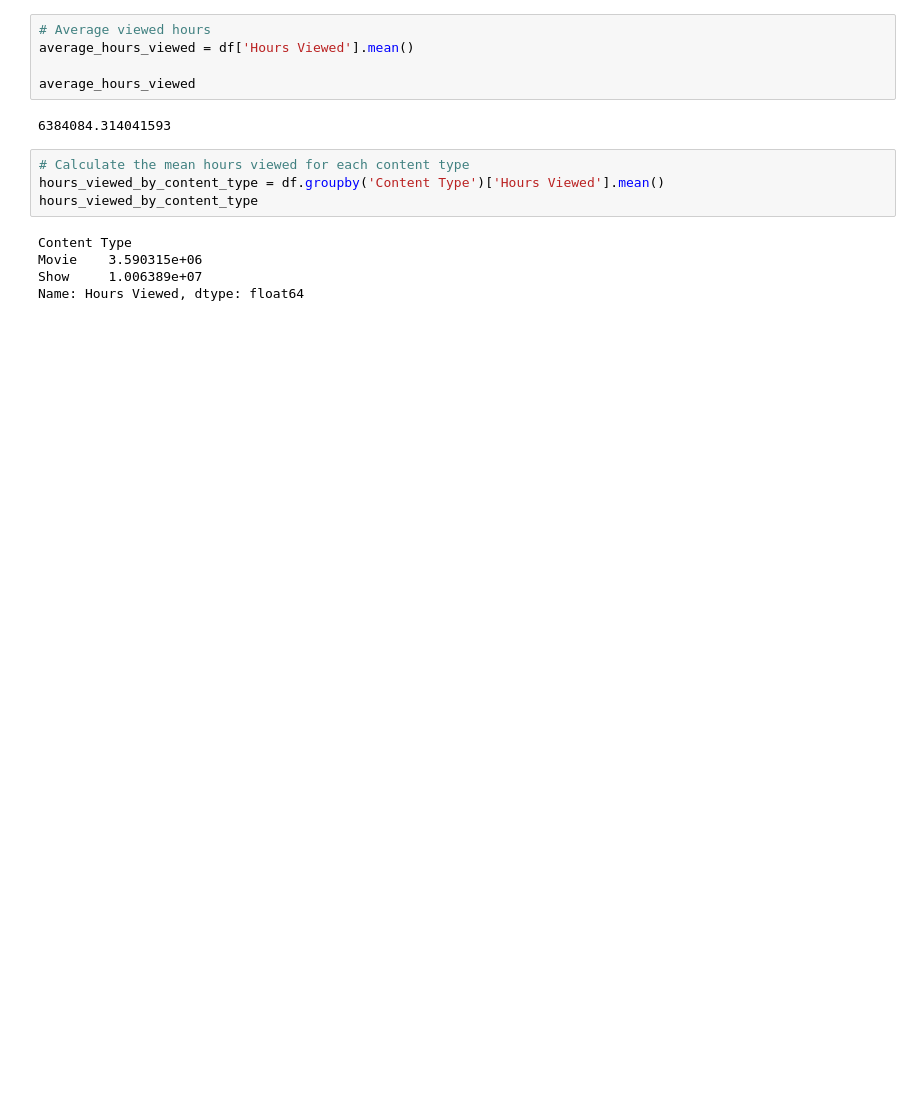
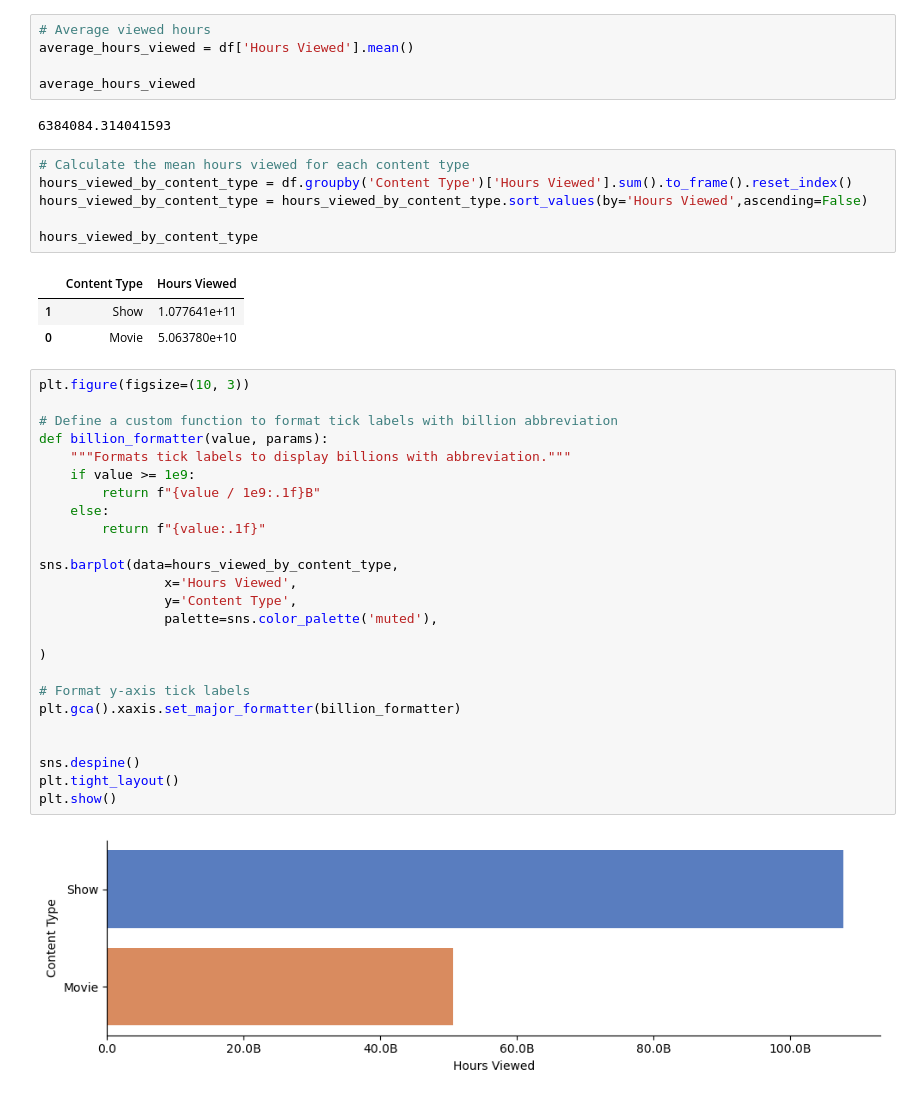
Before and after one commit to modyreturn/Netflix-Analysis, a Jupyter notebook: 3_Hours_Viewed_Analysis.ipynb, the cells around one changed output. Saved outputs shown, nothing was run; the diff lists cells and outputs as text; blank space fills up the shorter version.

Commit message:
3_Hours_Viewed_Analysis

```diff
--- a/3_Hours_Viewed_Analysis.ipynb
+++ b/3_Hours_Viewed_Analysis.ipynb
@@ -111,12 +111,40 @@ average_hours_viewed
 6384084.314041593
 # %%
 # Calculate the mean hours viewed for each content type
-hours_viewed_by_content_type = df.groupby('Content Type')['Hours Viewed'].mean()
+hours_viewed_by_content_type = df.groupby('Content Type')['Hours Viewed'].sum().to_frame().reset_index()
+hours_viewed_by_content_type = hours_viewed_by_content_type.sort_values(by='Hours Viewed',ascending=False)
+
 hours_viewed_by_content_type
 # %% [output]
-Content Type
-Movie    3.590315e+06
-Show     1.006389e+07
-Name: Hours Viewed, dtype: float64
+|  | Content Type | Hours Viewed |
+| 1 | Show | 1.077641e+11 |
+| 0 | Movie | 5.063780e+10 |
+# %%
+plt.figure(figsize=(10, 3))
+
+# Define a custom function to format tick labels with billion abbreviation
+def billion_formatter(value, params):
+    """Formats tick labels to display billions with abbreviation."""
+    if value >= 1e9:
+        return f"{value / 1e9:.1f}B"
+    else:
+        return f"{value:.1f}"
+
+sns.barplot(data=hours_viewed_by_content_type,
+                x='Hours Viewed',
+                y='Content Type',
+                palette=sns.color_palette('muted'),
+
+)
+
+# Format y-axis tick labels
+plt.gca().xaxis.set_major_formatter(billion_formatter)
+
+
+sns.despine()
+plt.tight_layout()
+plt.show()
+# %% [output]
+[figure, added]
 # %%
 # Selecting the top 15 titles by hours view
```
Also changed, not shown: parts of 3 cells of this notebook.
